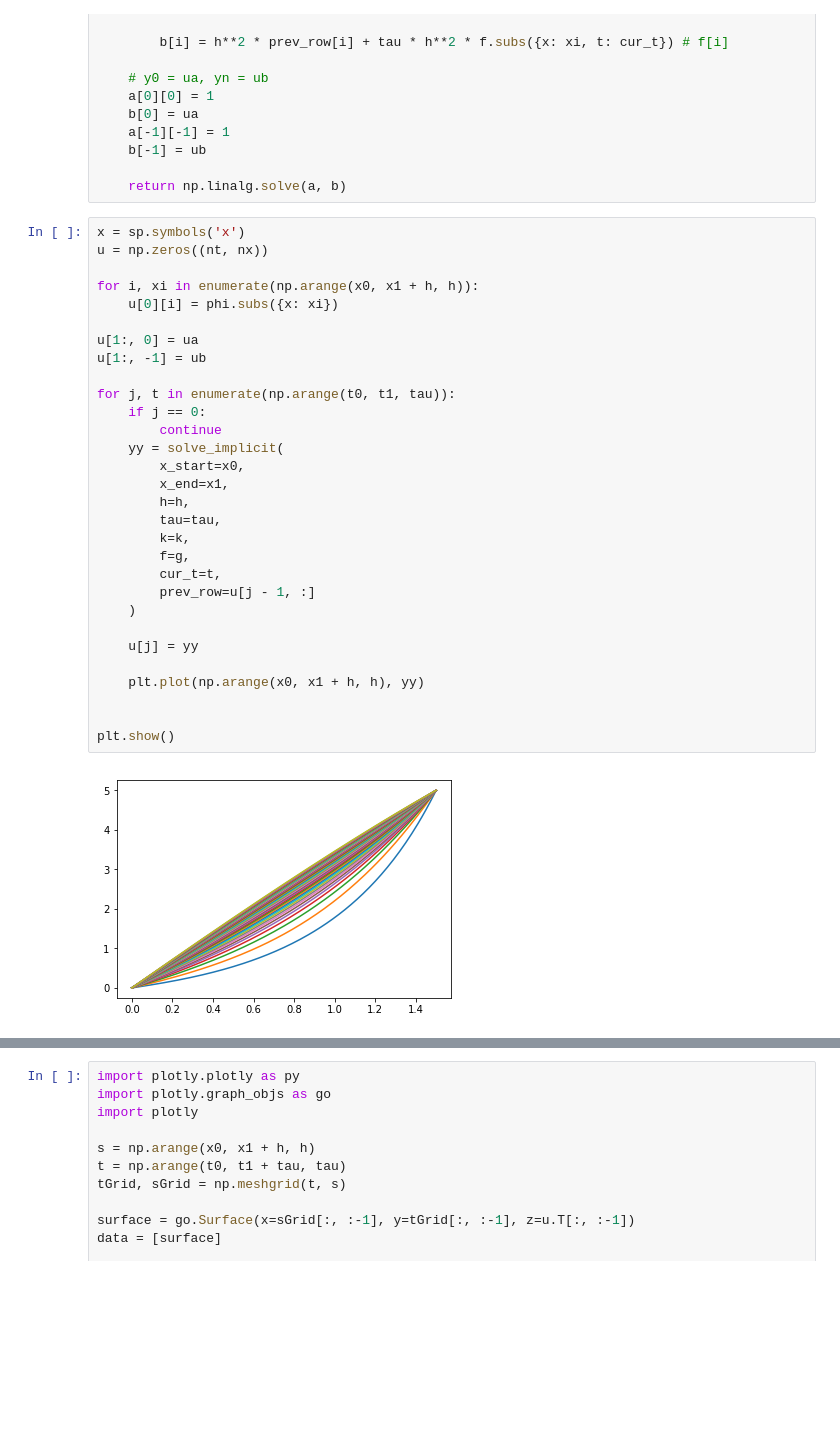
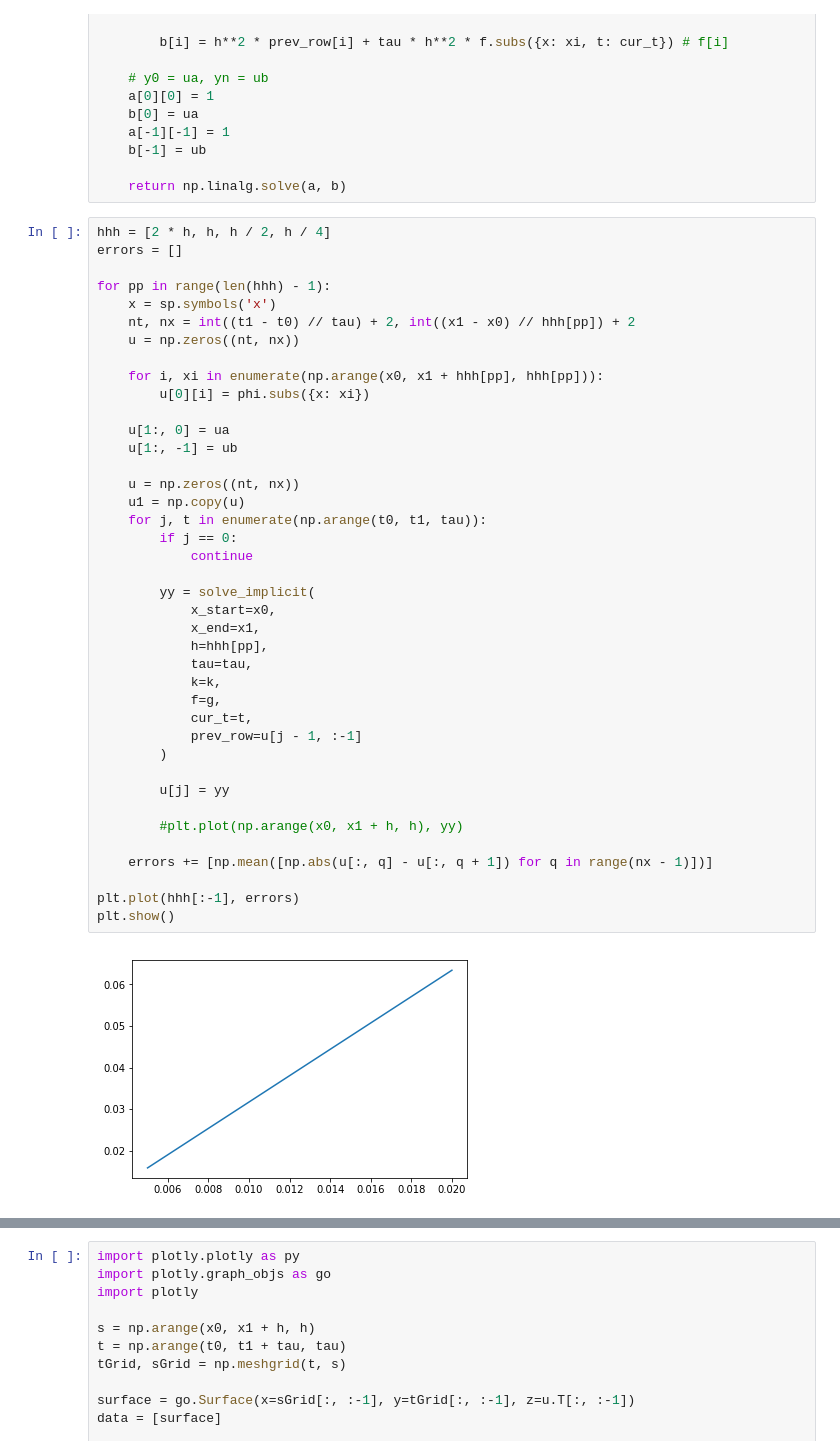
Before and after one commit to andrew-kulikov/digital-analysis, a Jupyter notebook: Sem 5/lab3/Lab3.ipynb, the cells around one changed output, grey strips where cells are left out. Drawn from its saved outputs; the diff is of its cells as text; blank space fills up the shorter version.

```diff
--- a/Sem 5/lab3/Lab3.ipynb
+++ b/Sem 5/lab3/Lab3.ipynb
@@ -616,34 +616,44 @@ def solve_implicit(x_start, x_end, h, tau, k, f, cur_t, prev_row, ua=0, ub=5):
 
     return np.linalg.solve(a, b)
 # %%
-x = sp.symbols('x')
-u = np.zeros((nt, nx))
+hhh = [2 * h, h, h / 2, h / 4]
+errors = []
 
-for i, xi in enumerate(np.arange(x0, x1 + h, h)):
-    u[0][i] = phi.subs({x: xi})
+for pp in range(len(hhh) - 1):
+    x = sp.symbols('x')
+    nt, nx = int((t1 - t0) // tau) + 2, int((x1 - x0) // hhh[pp]) + 2
+    u = np.zeros((nt, nx))
 
-u[1:, 0] = ua
-u[1:, -1] = ub
+    for i, xi in enumerate(np.arange(x0, x1 + hhh[pp], hhh[pp])):
+        u[0][i] = phi.subs({x: xi})
 
-for j, t in enumerate(np.arange(t0, t1, tau)):
-    if j == 0:
-        continue
-    yy = solve_implicit(
-        x_start=x0,
-        x_end=x1,
-        h=h,
-        tau=tau,
-        k=k,
-        f=g,
-        cur_t=t,
-        prev_row=u[j - 1, :]
-    )
+    u[1:, 0] = ua
+    u[1:, -1] = ub
 
-    u[j] = yy
+    u = np.zeros((nt, nx))
+    u1 = np.copy(u)
+    for j, t in enumerate(np.arange(t0, t1, tau)):
+        if j == 0:
+            continue
 
-    plt.plot(np.arange(x0, x1 + h, h), yy)
+        yy = solve_implicit(
+            x_start=x0,
+            x_end=x1,
+            h=hhh[pp],
+            tau=tau,
+            k=k,
+            f=g,
+            cur_t=t,
+            prev_row=u[j - 1, :-1]
+        )
 
+        u[j] = yy
 
+        #plt.plot(np.arange(x0, x1 + h, h), yy)
+
+    errors += [np.mean([np.abs(u[:, q] - u[:, q + 1]) for q in range(nx - 1)])]
+
+plt.plot(hhh[:-1], errors)
 plt.show()
 # %% [output]
-[figure, old version]
+[figure, new version]
```
Also changed, not shown: parts of 5 cells of this notebook, 6 other files.
